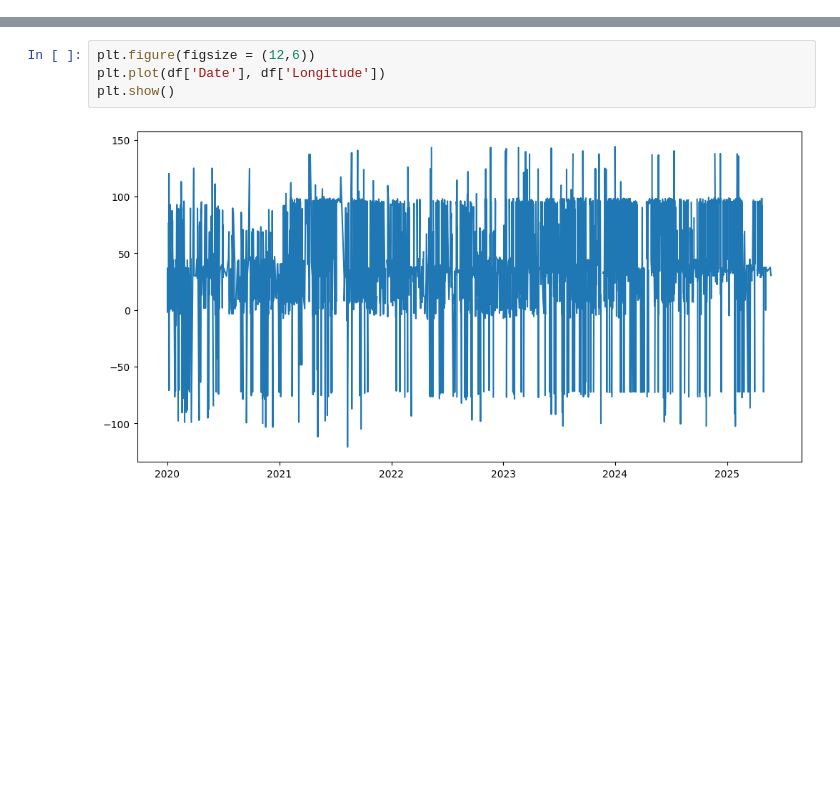
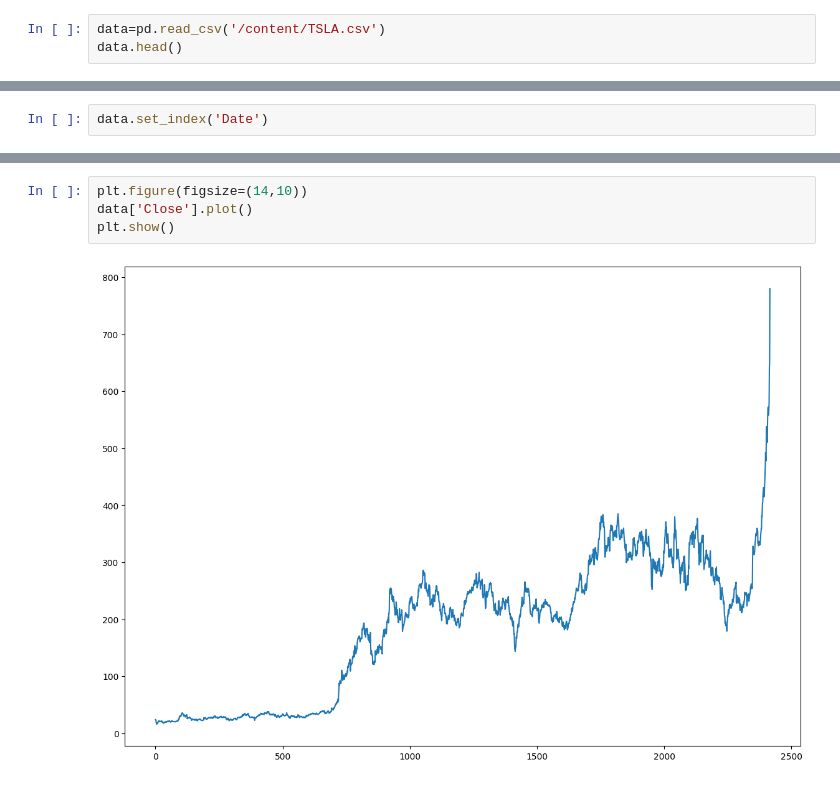
Before and after one commit to Nithin-0730/Artifial-Intelligence-and-Machine-Learning, a Jupyter notebook: Welcome_To_Colab.ipynb, the cells around one changed output, grey strips where cells are left out. Cells and saved outputs as stored; diff of their text form; blank space fills up the shorter version.

```diff
--- a/Welcome_To_Colab.ipynb
+++ b/Welcome_To_Colab.ipynb
@@ -46,0 +6,3 @@ df.tail()
+# %%
+data=pd.read_csv('/content/TSLA.csv')
+data.head()
@@ -46,0 +16,2 @@ df.tail()
+# %%
+data.set_index('Date')
@@ -47,6 +33,6 @@ df.tail()
 # %%
-plt.figure(figsize = (12,6))
-plt.plot(df['Date'], df['Longitude'])
+plt.figure(figsize=(14,10))
+data['Close'].plot()
 plt.show()
 # %% [output]
-[figure, old version]
+[figure, new version]
```
Also changed, not shown: parts of 19 cells of this notebook.
